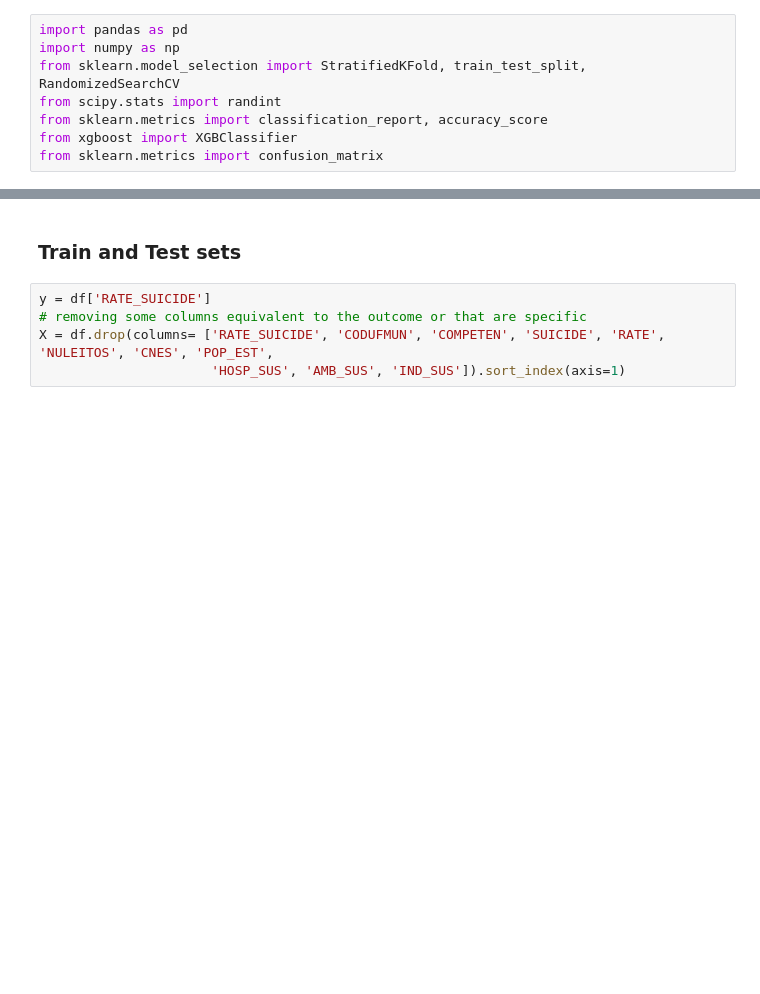
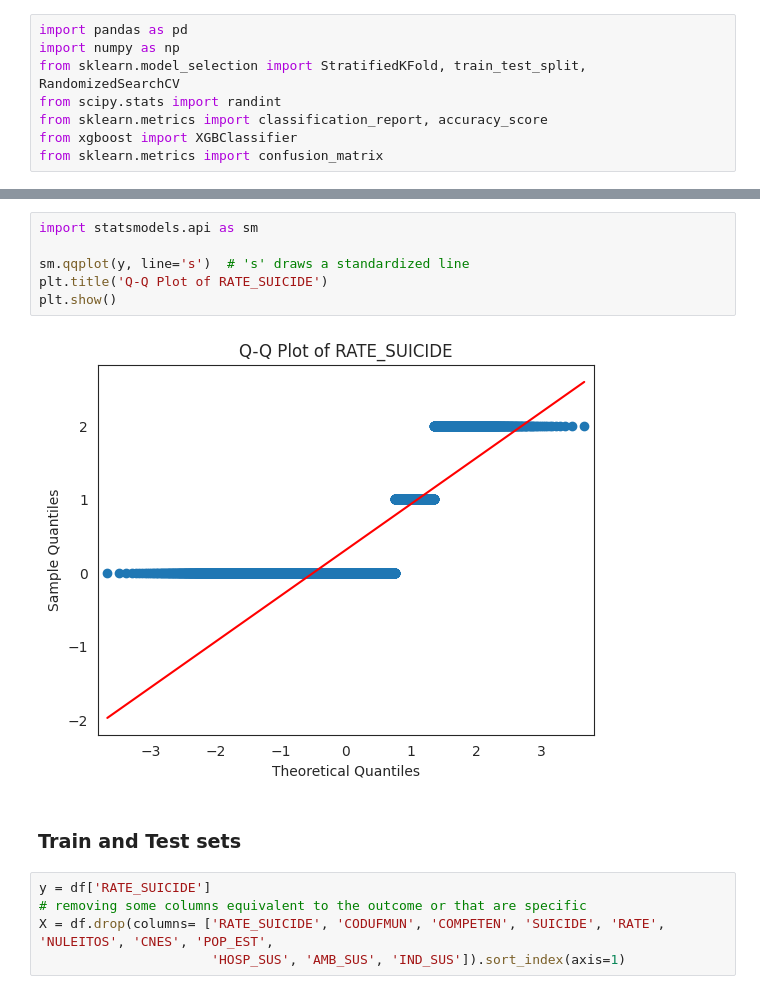
Before and after one commit to caibealves/Suicide_Rate, a Jupyter notebook: Rate_Infrastructure_Analysis.ipynb, the cells around one changed output, grey strips where cells are left out. Saved outputs shown, nothing was run; the diff lists cells and outputs as text; blank space fills up the shorter version.

```diff
--- a/Rate_Infrastructure_Analysis.ipynb
+++ b/Rate_Infrastructure_Analysis.ipynb
@@ -30,3 +40,11 @@ df
+# %%
+import statsmodels.api as sm
+
+sm.qqplot(y, line='s')  # 's' draws a standardized line
+plt.title('Q-Q Plot of RATE_SUICIDE')
+plt.show()
+# %% [output]
+[figure, added]
 # %% [markdown]
 ### Train and Test sets
 # %%
```
Also changed, not shown: parts of 5 cells of this notebook.
